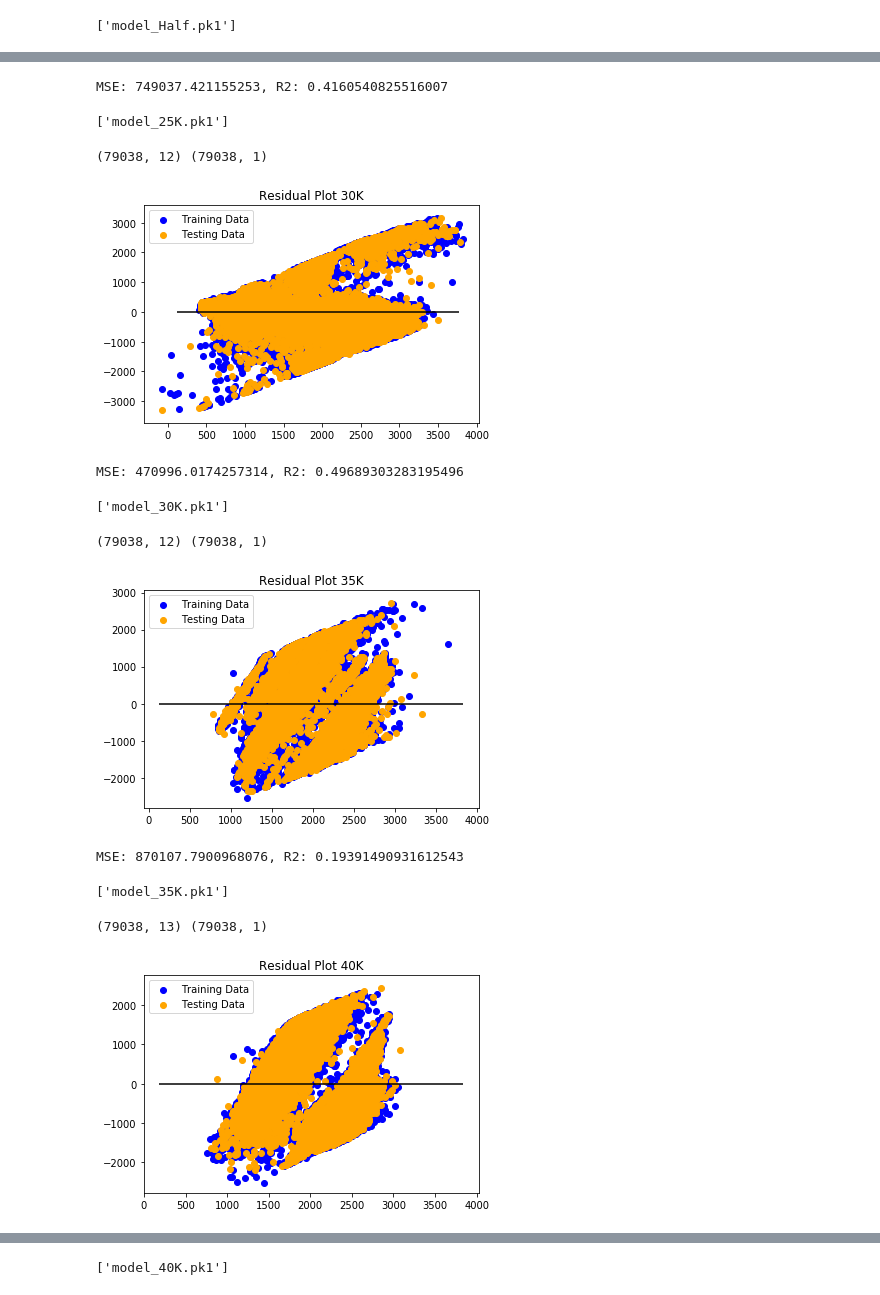
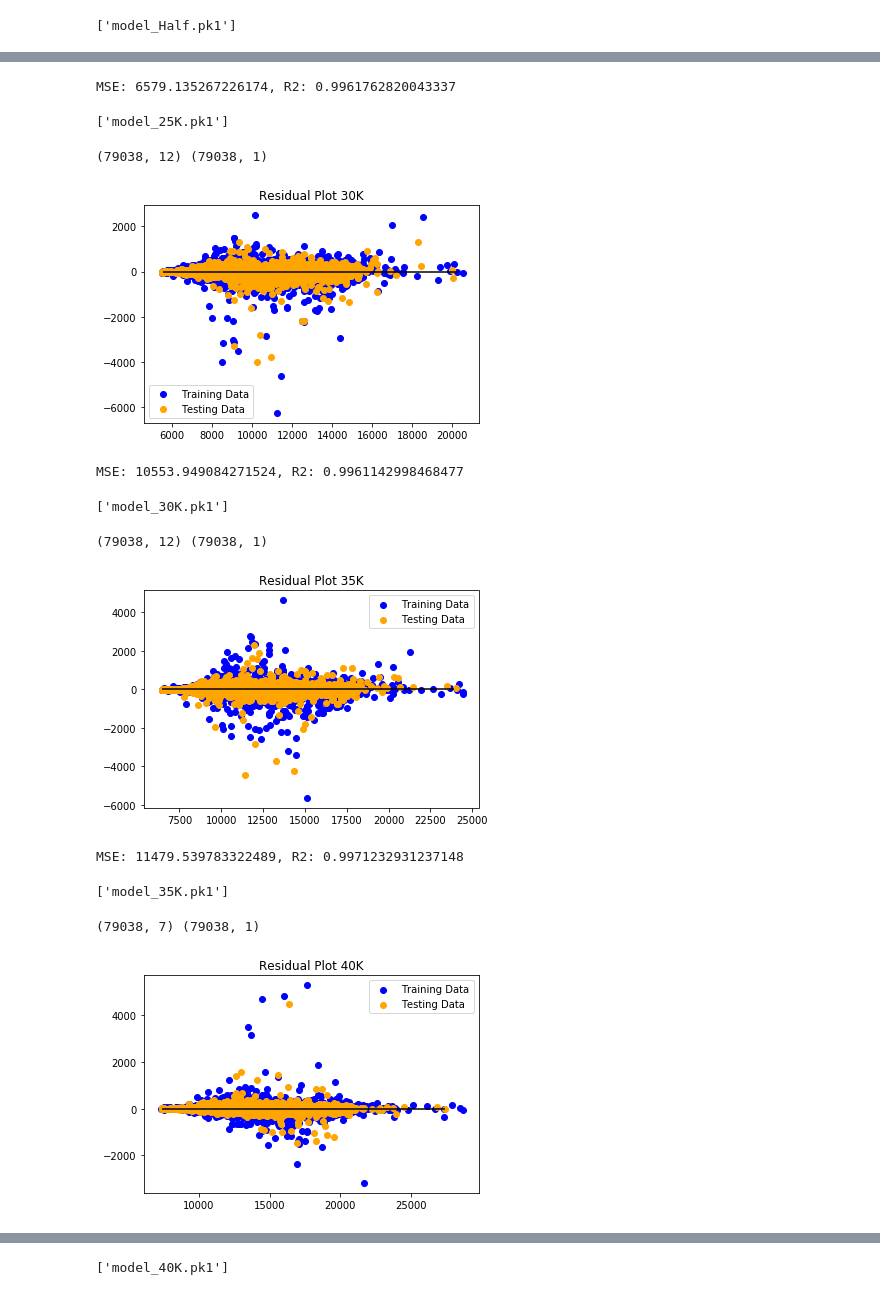
Before and after one commit to amcm29/MachineLearning_Marathon, a Jupyter notebook: boston_model.ipynb, the cells around one changed output, grey strips where cells are left out. Drawn from its saved outputs; the diff is of its cells as text; code cells hidden in the pictures.

Commit message:
notebook and models corrected times

```diff
--- a/boston_model.ipynb
+++ b/boston_model.ipynb
@@ -55,7 +57,7 @@ def time_convert(x):
         return None
     else:
         times = x.split(':')
-        return (60*int(times[0])+60*int(times[1]))+int(times[2])
+        return (3600*int(times[0])+60*int(times[1]))+int(times[2])
 
 
 boston_join['5K Duration'] = boston_join['5K'].apply(time_convert)
@@ -75,5 +77,7 @@ boston_join.dropna(inplace=True,subset=['Bib','Age','5K Duration','10K Duration'
 
 boston_clean=boston_join[['Bib','Age','5K Duration','10K Duration','15K Duration','20K Duration', 'Half Duration', '25K Duration','30K Duration','35K Duration','40K Duration','Official Time Duration', 'Temp (F)', 'F', 'M']]
 
-boston_clean.head(10)
+# boston_clean.head(10)
+
+boston_clean[['5K Duration','10K Duration','15K Duration','20K Duration','Half Duration', '25K Duration','30K Duration']]
 # %% [output]
@@ -584,8 +639,14 @@ r2 = model_25K.score(X_test_25K, y_test_25K)
 
 
 print(f"MSE: {MSE}, R2: {r2}")
+
+# create lists of MSE and r2 values for each model
+
+boston_models.append('25K')
+boston_mse.append(MSE)
+boston_r2.append(r2)
 # %% [output]
-MSE: 749037.421155253, R2: 0.4160540825516007
+MSE: 6579.135267226174, R2: 0.9961762820043337
 # %%
 # Save the model as pickle file
 
@@ -630,7 +691,7 @@ plt.title("Residual Plot 30K")
 plt.show()
 # %% [output]
 (79038, 12) (79038, 1)
-[figure, old version]
+[figure, new version]
 # %%
 # Used X_test, y_test, and model.predict(X_test) to calculate MSE and R2
 
@@ -641,8 +702,14 @@ r2 = model_30K.score(X_test_30K, y_test_30K)
 
 
 print(f"MSE: {MSE}, R2: {r2}")
+
+# create lists of MSE and r2 values for each model
+
+boston_models.append('30K')
+boston_mse.append(MSE)
+boston_r2.append(r2)
 # %% [output]
-MSE: 470996.0174257314, R2: 0.49689303283195496
+MSE: 10553.949084271524, R2: 0.9961142998468477
 # %%
 # Save the model as pickle file
 
@@ -687,7 +754,7 @@ plt.title("Residual Plot 35K")
 plt.show()
 # %% [output]
 (79038, 12) (79038, 1)
-[figure, old version]
+[figure, new version]
 # %%
 # Used X_test, y_test, and model.predict(X_test) to calculate MSE and R2
 
@@ -698,8 +765,14 @@ r2 = model_35K.score(X_test_35K, y_test_35K)
 
 
 print(f"MSE: {MSE}, R2: {r2}")
+
+# create lists of MSE and r2 values for each model
+
+boston_models.append('35K')
+boston_mse.append(MSE)
+boston_r2.append(r2)
 # %% [output]
-MSE: 870107.7900968076, R2: 0.19391490931612543
+MSE: 11479.539783322489, R2: 0.9971232931237148
 # %%
 # Save the model as pickle file
 
@@ -713,38 +786,39 @@ joblib.dump(model_35K, 'model_35K.pk1')
 # Re-run the model with the Bib numbers as a feature and for the 5K, 10K 15K 20K 25K, half and 35K split times to predict 40K time
 
 ### set up data for modeling
-X_40K = boston_clean[['Bib', 'Age','Official Time Duration', 'F', 'M', 'Temp (F)', '5K Duration', '10K Duration', '15K Duration', '20K Duration', '25K Duration', 'Half Duration', '35K Duration']]
+# X_40K = boston_clean[['Bib', 'Age','Official Time Duration', 'F', 'M', 'Temp (F)', '5K Duration', '10K Duration', '15K Duration', '20K Duration', '25K Duration', 'Half Duration', '35K Duration']]
+X_40K = boston_clean[['Bib', 'Age','Official Time Duration', 'F', 'M', 'Temp (F)','35K Duration']]
 y_40K = boston_clean['40K Duration'].values.reshape(-1, 1)
 print(X_40K.shape, y_40K.shape)
 
 # split the data into test and train subsets
 
 from sklearn.model_selection import train_test_split
 
 X_train_40K, X_test_40K, y_train_40K, y_test_40K = train_test_split(X_40K, y_40K, random_state=29)
 # X_train_40K.head()
 
 # Create a linear regression model and fit it to the training data
 
 from sklearn.linear_model import LinearRegression
 model_40K = LinearRegression()
 model_40K.fit(X_train_40K, y_train_40K)
 
 # Make predictions
 
 predictions_40K = model_40K.predict(X_test_40K)
 
 # Plot the residuals
 
 plt.scatter(model_40K.predict(X_train_40K), model_40K.predict(X_train_40K) - y_train_40K, c="blue", label="Training Data")
 plt.scatter(model_40K.predict(X_test_40K), model_40K.predict(X_test_40K) - y_test_40K, c="orange", label="Testing Data")
 plt.legend()
 plt.hlines(y=0, xmin=y_test_40K.min(), xmax=y_test_40K.max())
 plt.title("Residual Plot 40K")
 plt.show()
 # %% [output]
-(79038, 13) (79038, 1)
+(79038, 7) (79038, 1)
-[figure, old version]
+[figure, new version]
 # %%
 # Used X_test, y_test, and model.predict(X_test) to calculate MSE and R2
 
```
Also changed, not shown: parts of 29 cells of this notebook, 10 other files.
